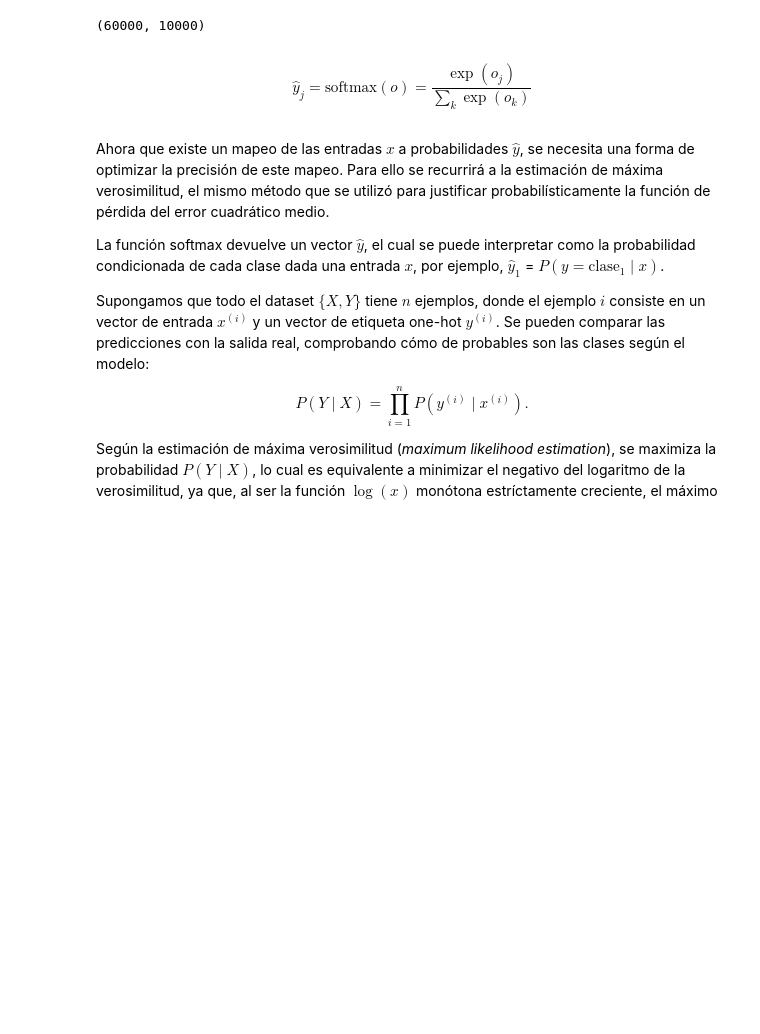
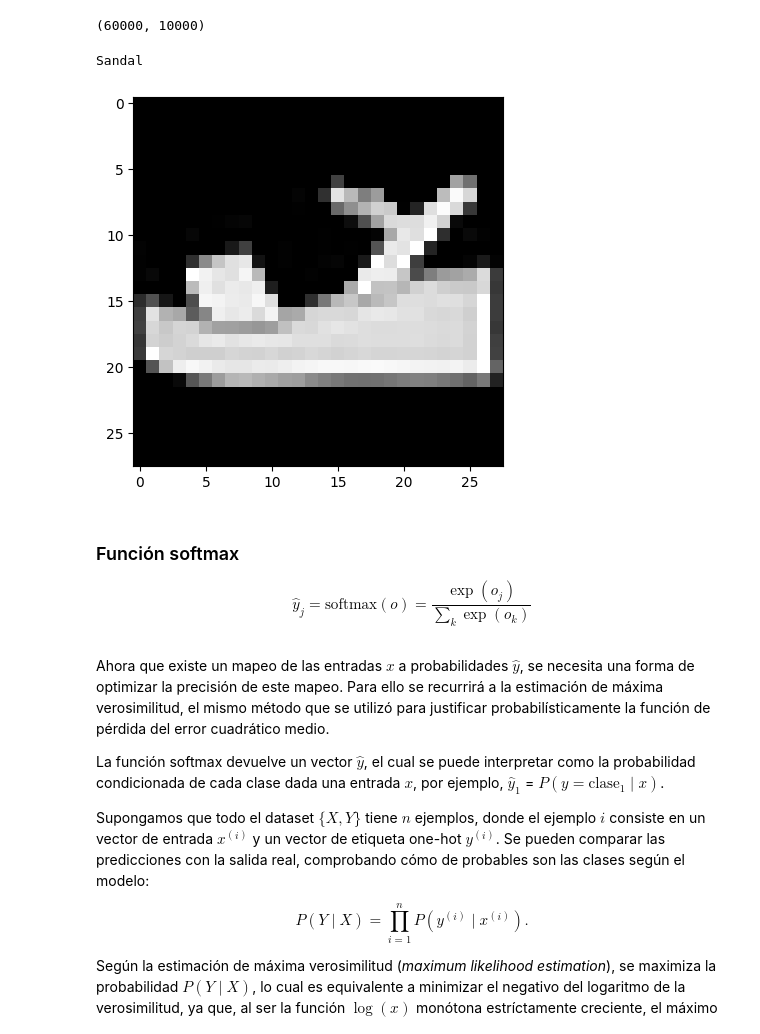
Before and after one commit to ramajoballester/UC3M-PIC, a Jupyter notebook: notebooks/02.ipynb, the cells around one changed output. Saved outputs shown, nothing was run; the diff lists cells and outputs as text; code cells hidden in the pictures; blank space fills up the shorter version.

```diff
--- a/notebooks/02.ipynb
+++ b/notebooks/02.ipynb
@@ -547,28 +511,22 @@ import torchvision
 # "ToTensor" convierte las imágenes de tipo PIL a float32
 # y divide el resultado entre 255 para restringirlas al rango [0, 1]
 
-image_size = 28
-
 transf = torchvision.transforms.Compose([
-    torchvision.transforms.ToTensor(),
-    torchvision.transforms.Resize((image_size, image_size), antialias=None)
+    torchvision.transforms.ToTensor()
 ])
 
-mnist_path = os.path.join(uc3m_pic.__path__[0], '..', 'data', 'mnist')
+mnist_path = os.path.join(uc3m_pic.__path__[0], '..', 'data')
 mnist_train = torchvision.datasets.FashionMNIST(
     root=mnist_path, train=True, transform=transf, download=True)
 mnist_test = torchvision.datasets.FashionMNIST(
     root=mnist_path, train=False, transform=transf, download=True)
+
+train_dataloader = torch.utils.data.DataLoader(mnist_train, batch_size,
+                                                shuffle=True, num_workers=2)
+test_dataloader = torch.utils.data.DataLoader(mnist_test, batch_size,
+                                                shuffle=False, num_workers=2)
+labels = mnist_train.classes
 # %%
 len(mnist_train), len(mnist_test)
 # %% [output]
 (60000, 10000)
-# %%
-labels = ['t-shirt', 'trouser', 'pullover', 'dress', 'coat',
-          'sandal', 'shirt', 'sneaker', 'bag', 'ankle boot']
-# %%
-batch_size = 256
-train_dataloader = torch.utils.data.DataLoader(mnist_train, batch_size,
-                                               shuffle=True)
-test_dataloader = torch.utils.data.DataLoader(mnist_test, batch_size,
-                                               shuffle=False)
@@ -575,4 +535,14 @@ test_dataloader = torch.utils.data.DataLoader(mnist_test, batch_size,
+# %%
+# Visualización del dataset
+idx = np.random.randint(0, len(x))
+plt.imshow(x[idx].permute(1, 2, 0), cmap='gray')
+print(labels[y[idx]])
+# %% [output]
+Sandal
+[figure, added]
 # %% [markdown]
+### Función softmax
+
 $$ \hat{y}_j = \mathrm{softmax}(o) = \frac{\exp(o_j)}{\sum_k \exp(o_k)} $$
 # %%
 def softmax(X):
```
Also changed, not shown: parts of 62 cells of this notebook, 1 other file.
